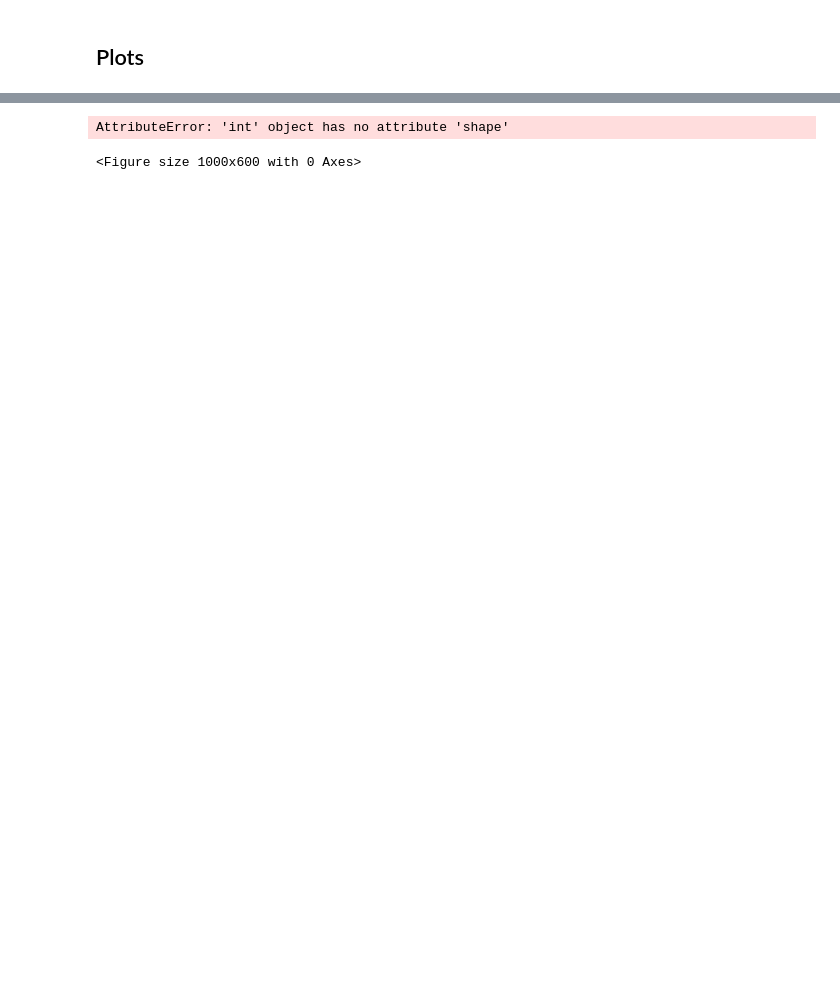
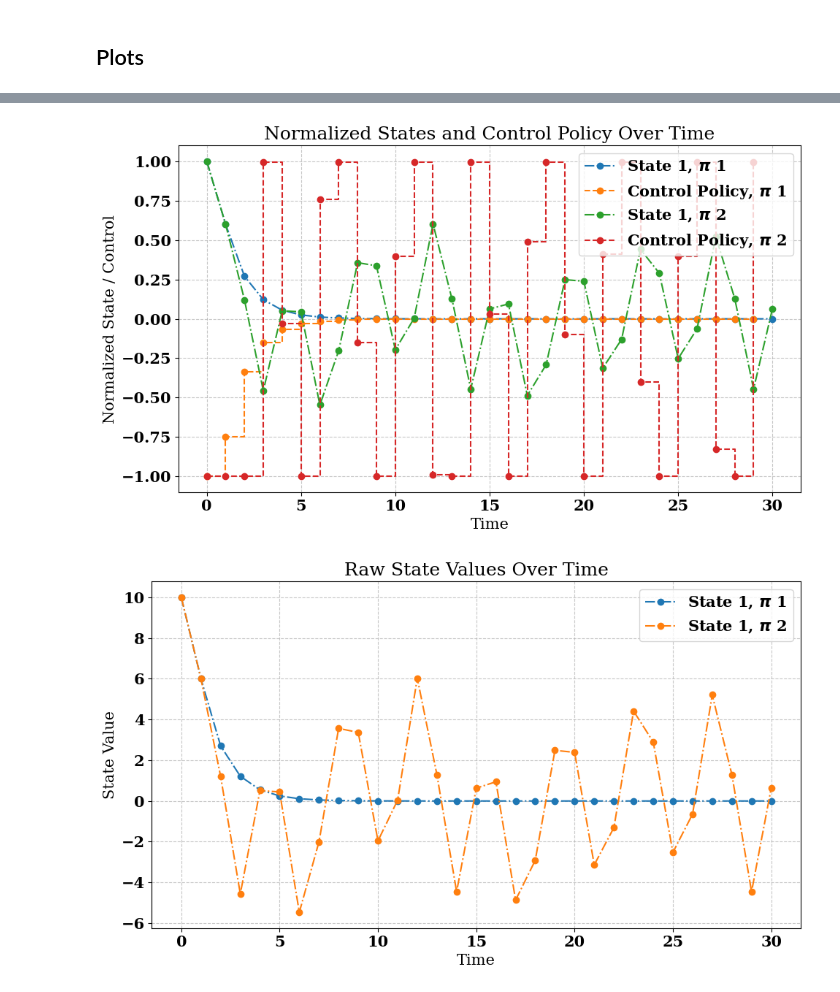
Before and after one commit to mawbray/proaimxsupcon, a Jupyter notebook: src/hybrid_rl.ipynb, the cells around one changed output, grey strips where cells are left out. Cells and saved outputs as stored; diff of their text form; code cells hidden in the pictures; blank space fills up the shorter version.

```diff
--- a/src/hybrid_rl.ipynb
+++ b/src/hybrid_rl.ipynb
@@ -758,7 +758,8 @@ plt.rc('font', **font)
 # Plot 1: State and Control Policy Over Time (Normalized)
 plt.figure(figsize=(10, 6))
 for k, (h_xs, h_us) in enumerate(zip(states, controls)):
-  tt = np.linspace(0, h_xs.shape[1]-1,h_xs.shape[1] )
+  h_xs, h_us = states[k][0], controls[k][0]
+  tt = np.linspace(0, h_xs.shape[1]-1,h_xs.shape[1])
   for i in range(h_xs.shape[2]):
       plt.plot(tt, h_xs[:, :, i].squeeze() / np.max(np.abs(h_xs[:, :, i])), label=f'State {i+1}, $\pi$ {k+1}', linewidth=1.5, linestyle='-.', marker='o')
   plt.step(tt[:-1], h_us.squeeze() / np.max(np.abs(h_us.squeeze())), where='post', label=f'Control Policy, $\pi$ {k+1}', linestyle='--', marker='o')
@@ -773,32 +774,34 @@ plt.show()
 
 # Plot 2: Raw State Values Over Time
 plt.figure(figsize=(10, 6))
 for k, (h_xs, h_us) in enumerate(zip(states, controls)):
+  h_xs, h_us = states[k][0], controls[k][0]
   tt = np.linspace(0, h_xs.shape[1]-1,h_xs.shape[1] )
   for i in range(h_xs.shape[2]):
       plt.plot(tt, h_xs[0, :, i], label=f'State {i+1}, $\pi$ {k+1}', linewidth=1.5, linestyle='-.', marker='o')
 plt.ylabel('State Value')
 plt.xlabel('Time')
 plt.title('Raw State Values Over Time')
 plt.legend(loc='upper right')
 plt.grid(True, linestyle='--', alpha=0.7)
 plt.tight_layout()
 plt.savefig('state_trajectory.svg')
 plt.show()
 
 # Plot 3: Control Policy Over Time
 plt.figure(figsize=(10, 6))
 for i, (h_xs, h_us) in enumerate(zip(states, controls)):
+  h_xs, h_us = states[k][0], controls[k][0]
   tt = np.linspace(0, h_xs.shape[1]-1,h_xs.shape[1] )
   plt.step(tt[:-1], h_us[0, :, :].squeeze(), where='post', linewidth=1.5, linestyle='-.', marker='o', label=f'Control Policy, $\pi$ {i+1}')
 plt.ylabel('Control Value')
 plt.xlabel('Time')
 plt.title('Control Policy Over Time')
 plt.legend(loc='upper right')
 plt.grid(True, linestyle='--', alpha=0.7)
 plt.tight_layout()
 plt.savefig('control_policy.svg')
 plt.show()
 # %% [output]
-AttributeError: 'int' object has no attribute 'shape'
-<Figure size 1000x600 with 0 Axes>
+[figure, added]
+[figure, added]
```
Also changed, not shown: parts of 4 cells of this notebook, 1 other file.
